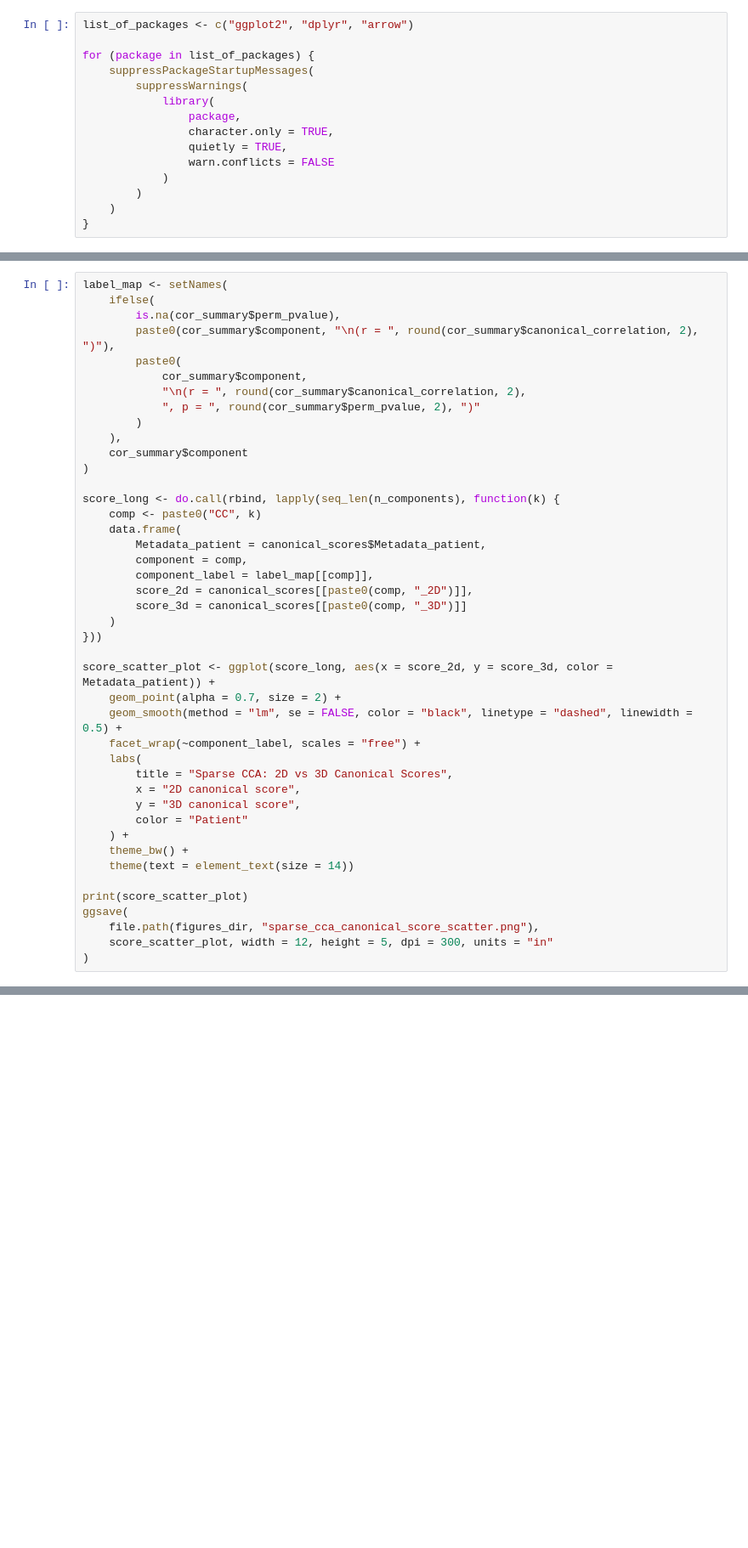
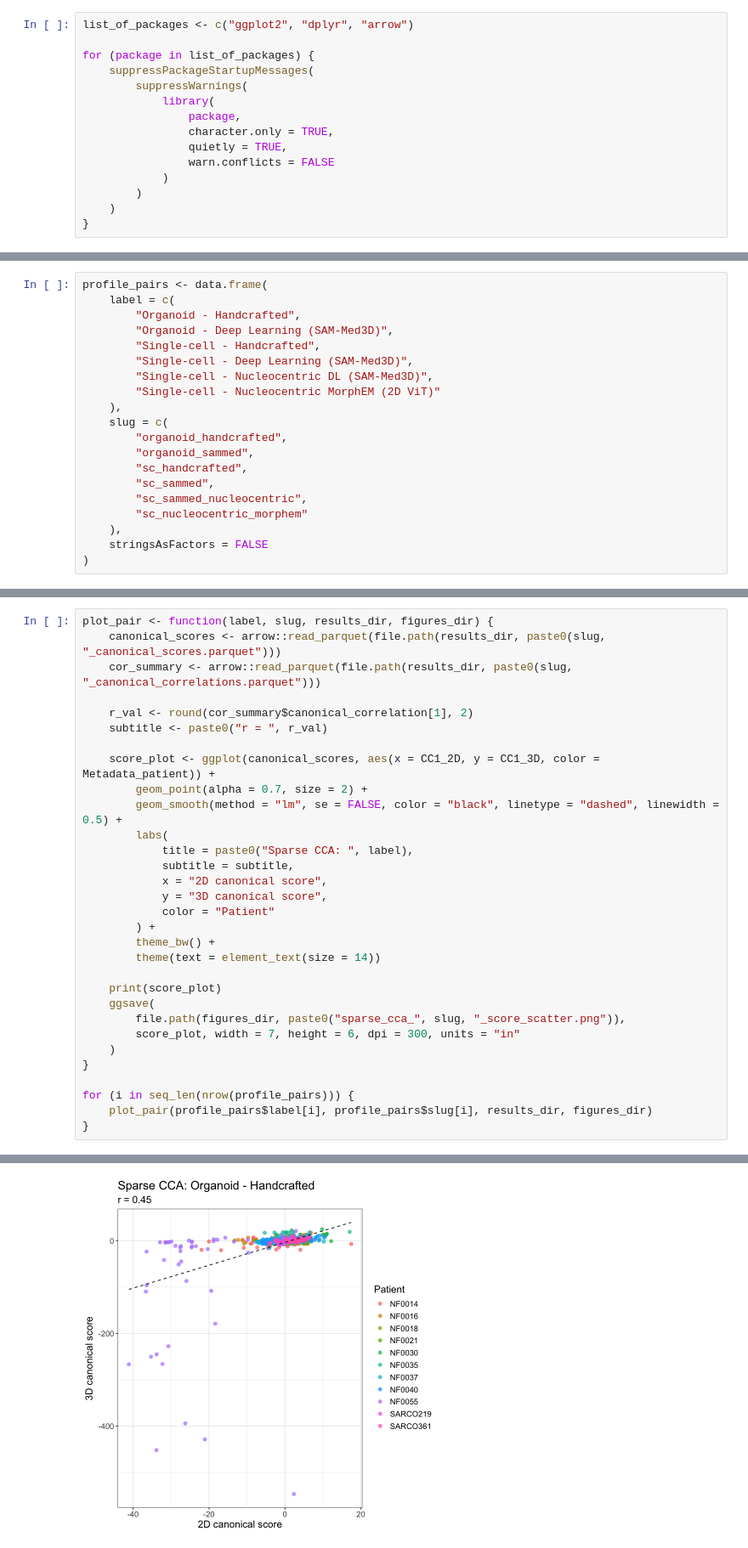
Before and after one commit to MikeLippincott/NF1_organoid_profile_analysis, a Jupyter notebook: 2.2d_vs_3d_analysis/notebooks/15.plot_sparse_cca_results.ipynb, the cells around one changed output, grey strips where cells are left out. Shown at 85% size. Cells and saved outputs as stored; diff of their text form; blank space fills up the shorter version.

```diff
--- a/2.2d_vs_3d_analysis/notebooks/15.plot_sparse_cca_results.ipynb
+++ b/2.2d_vs_3d_analysis/notebooks/15.plot_sparse_cca_results.ipynb
@@ -52,0 +49,20 @@ n_components <- length(cc_cols)
+# %%
+profile_pairs <- data.frame(
+    label = c(
+        "Organoid - Handcrafted",
+        "Organoid - Deep Learning (SAM-Med3D)",
+        "Single-cell - Handcrafted",
+        "Single-cell - Deep Learning (SAM-Med3D)",
+        "Single-cell - Nucleocentric DL (SAM-Med3D)",
+        "Single-cell - Nucleocentric MorphEM (2D ViT)"
+    ),
+    slug = c(
+        "organoid_handcrafted",
+        "organoid_sammed",
+        "sc_handcrafted",
+        "sc_sammed",
+        "sc_sammed_nucleocentric",
+        "sc_nucleocentric_morphem"
+    ),
+    stringsAsFactors = FALSE
+)
@@ -53,43 +71,32 @@ n_components <- length(cc_cols)
 # %%
-label_map <- setNames(
-    ifelse(
-        is.na(cor_summary$perm_pvalue),
-        paste0(cor_summary$component, "\n(r = ", round(cor_summary$canonical_correlation, 2), ")"),
-        paste0(
-            cor_summary$component,
-            "\n(r = ", round(cor_summary$canonical_correlation, 2),
-            ", p = ", round(cor_summary$perm_pvalue, 2), ")"
-        )
-    ),
-    cor_summary$component
-)
+plot_pair <- function(label, slug, results_dir, figures_dir) {
+    canonical_scores <- arrow::read_parquet(file.path(results_dir, paste0(slug, "_canonical_scores.parquet")))
+    cor_summary <- arrow::read_parquet(file.path(results_dir, paste0(slug, "_canonical_correlations.parquet")))
 
-score_long <- do.call(rbind, lapply(seq_len(n_components), function(k) {
-    comp <- paste0("CC", k)
-    data.frame(
-        Metadata_patient = canonical_scores$Metadata_patient,
-        component = comp,
-        component_label = label_map[[comp]],
-        score_2d = canonical_scores[[paste0(comp, "_2D")]],
-        score_3d = canonical_scores[[paste0(comp, "_3D")]]
+    r_val <- round(cor_summary$canonical_correlation[1], 2)
+    subtitle <- paste0("r = ", r_val)
+
+    score_plot <- ggplot(canonical_scores, aes(x = CC1_2D, y = CC1_3D, color = Metadata_patient)) +
+        geom_point(alpha = 0.7, size = 2) +
+        geom_smooth(method = "lm", se = FALSE, color = "black", linetype = "dashed", linewidth = 0.5) +
+        labs(
+            title = paste0("Sparse CCA: ", label),
+            subtitle = subtitle,
+            x = "2D canonical score",
+            y = "3D canonical score",
+            color = "Patient"
+        ) +
+        theme_bw() +
+        theme(text = element_text(size = 14))
+
+    print(score_plot)
+    ggsave(
+        file.path(figures_dir, paste0("sparse_cca_", slug, "_score_scatter.png")),
+        score_plot, width = 7, height = 6, dpi = 300, units = "in"
     )
-}))
+}
 
-score_scatter_plot <- ggplot(score_long, aes(x = score_2d, y = score_3d, color = Metadata_patient)) +
-    geom_point(alpha = 0.7, size = 2) +
-    geom_smooth(method = "lm", se = FALSE, color = "black", linetype = "dashed", linewidth = 0.5) +
-    facet_wrap(~component_label, scales = "free") +
-    labs(
-        title = "Sparse CCA: 2D vs 3D Canonical Scores",
-        x = "2D canonical score",
-        y = "3D canonical score",
-        color = "Patient"
-    ) +
-    theme_bw() +
-    theme(text = element_text(size = 14))
-
-print(score_scatter_plot)
-ggsave(
-    file.path(figures_dir, "sparse_cca_canonical_score_scatter.png"),
-    score_scatter_plot, width = 12, height = 5, dpi = 300, units = "in"
-)
+for (i in seq_len(nrow(profile_pairs))) {
+    plot_pair(profile_pairs$label[i], profile_pairs$slug[i], results_dir, figures_dir)
+}
+# %% [output]
@@ -95,0 +107 @@ ggsave(
+[figure, added]
```
Also changed, not shown: parts of 7 cells of this notebook, 12 other files.
